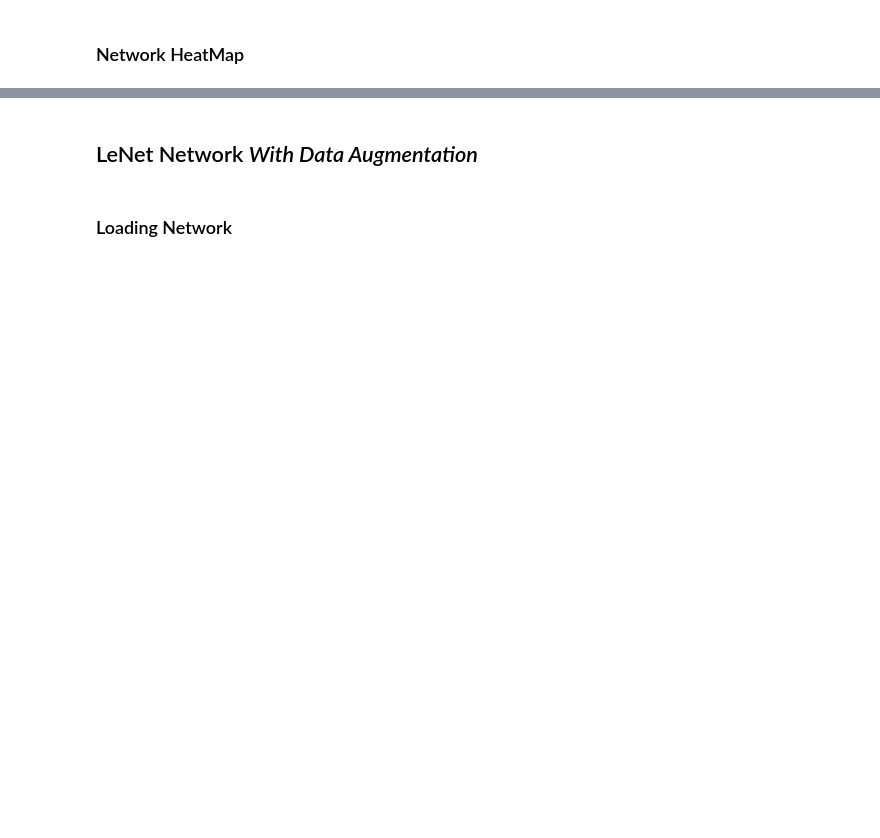
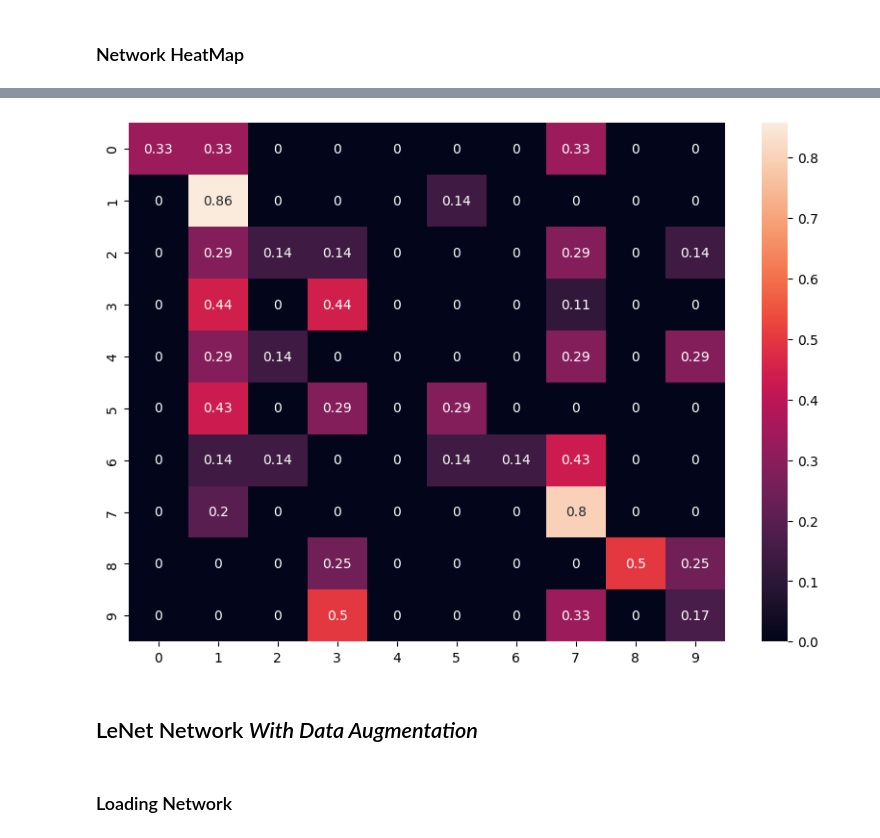
Before and after one commit to Eikinho/mnist_models, a Jupyter notebook: results.ipynb, the cells around one changed output, grey strips where cells are left out. Cells and saved outputs as stored; diff of their text form; code cells hidden in the pictures; blank space fills up the shorter version.

```diff
--- a/results.ipynb
+++ b/results.ipynb
@@ -103,3 +155,6 @@ size before augmentation: (60000, 28, 28, 1)
+# %%
+net.name = "CNN_Aug"
+net.load_model()
 # %% [markdown]
 ### Network Architecture
 # %%
@@ -133,3 +211,7 @@ CNN_Aug.plot_confusion_matrix(CNN_Aug.y_test, CNN_Aug.model.predict(CNN_Aug.x_te
+# %%
+net.plot_confusion_matrix(net.y_true, net.y_pred)
+# %% [output]
+[figure, added]
 # %% [markdown]
 ## LeNet Network _With Data Augmentation_
 # %% [markdown]
```
Also changed, not shown: parts of 28 cells of this notebook, 7 other files.
